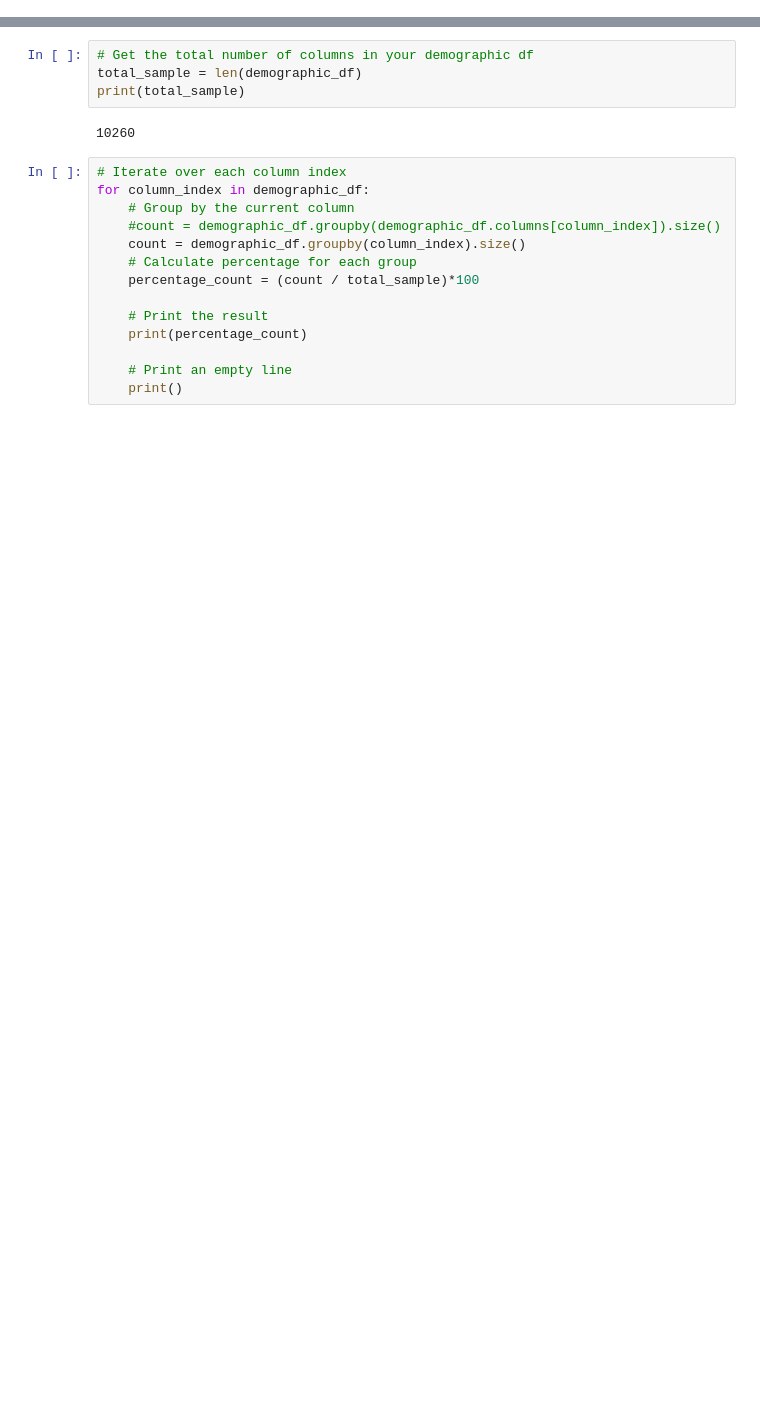
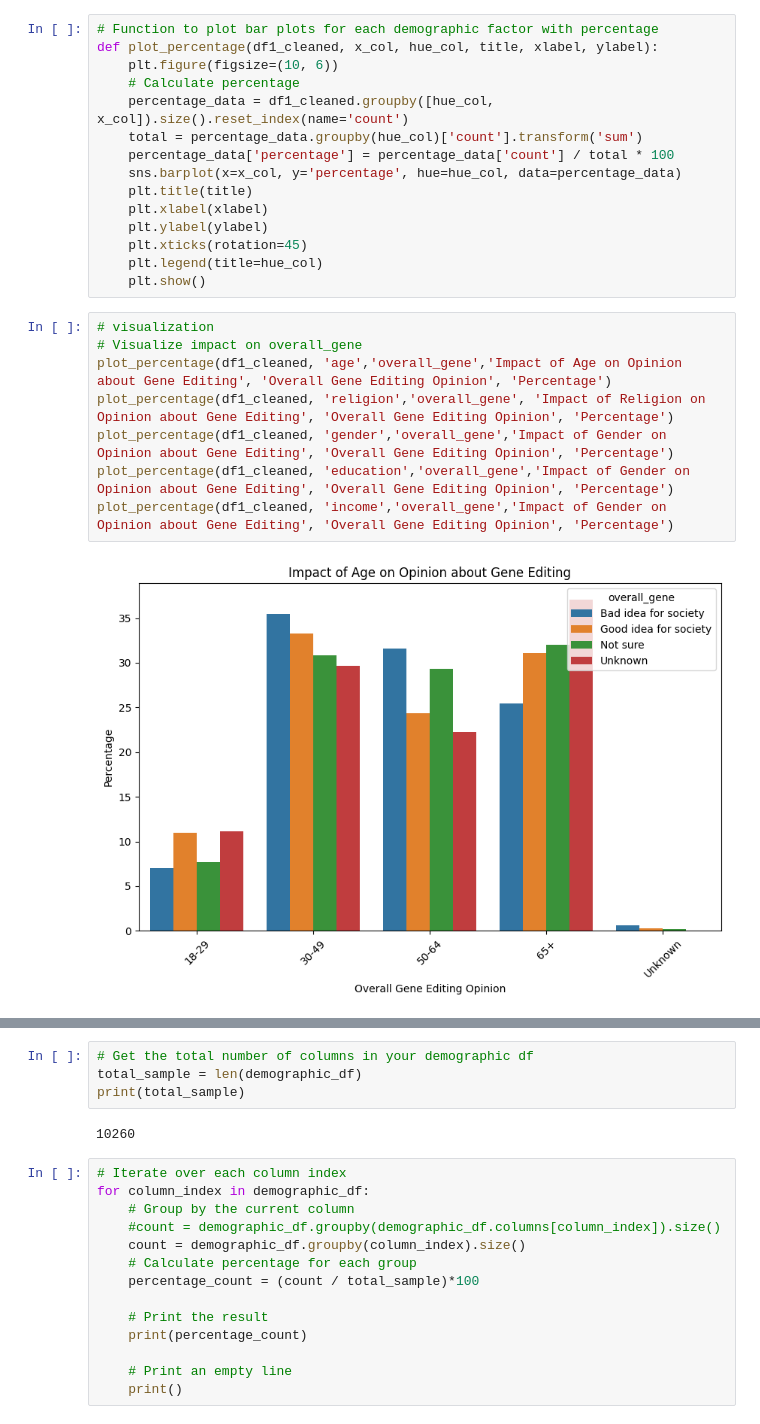
Before and after one commit to NazilaNajmul/schulich_data_science, a Jupyter notebook: Copy of MMAI-5000 PJ1.ipynb, the cells around one changed output, grey strips where cells are left out. Drawn from its saved outputs; the diff is of its cells as text; blank space fills up the shorter version.

```diff
--- a/Copy of MMAI-5000 PJ1.ipynb
+++ b/Copy of MMAI-5000 PJ1.ipynb
@@ -27,0 +323,25 @@ std                              NaN      1.303703
+# %%
+# Function to plot bar plots for each demographic factor with percentage
+def plot_percentage(df1_cleaned, x_col, hue_col, title, xlabel, ylabel):
+    plt.figure(figsize=(10, 6))
+    # Calculate percentage
+    percentage_data = df1_cleaned.groupby([hue_col, x_col]).size().reset_index(name='count')
+    total = percentage_data.groupby(hue_col)['count'].transform('sum')
+    percentage_data['percentage'] = percentage_data['count'] / total * 100
+    sns.barplot(x=x_col, y='percentage', hue=hue_col, data=percentage_data)
+    plt.title(title)
+    plt.xlabel(xlabel)
+    plt.ylabel(ylabel)
+    plt.xticks(rotation=45)
+    plt.legend(title=hue_col)
+    plt.show()
+# %%
+# visualization
+# Visualize impact on overall_gene
+plot_percentage(df1_cleaned, 'age','overall_gene','Impact of Age on Opinion about Gene Editing', 'Overall Gene Editing Opinion', 'Percentage')
+plot_percentage(df1_cleaned, 'religion','overall_gene', 'Impact of Religion on Opinion about Gene Editing', 'Overall Gene Editing Opinion', 'Percentage')
+plot_percentage(df1_cleaned, 'gender','overall_gene','Impact of Gender on Opinion about Gene Editing', 'Overall Gene Editing Opinion', 'Percentage')
+plot_percentage(df1_cleaned, 'education','overall_gene','Impact of Gender on Opinion about Gene Editing', 'Overall Gene Editing Opinion', 'Percentage')
+plot_percentage(df1_cleaned, 'income','overall_gene','Impact of Gender on Opinion about Gene Editing', 'Overall Gene Editing Opinion', 'Percentage')
+# %% [output]
+[figure, added]
```
Also changed, not shown: parts of 103 cells of this notebook, 3 other files.
